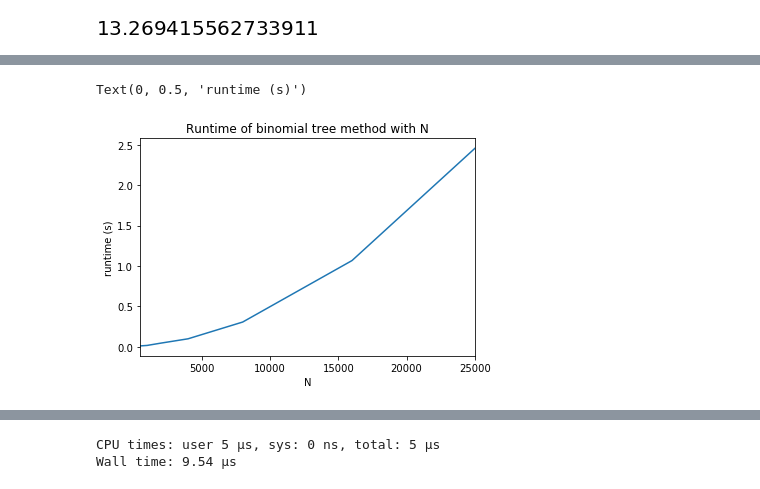
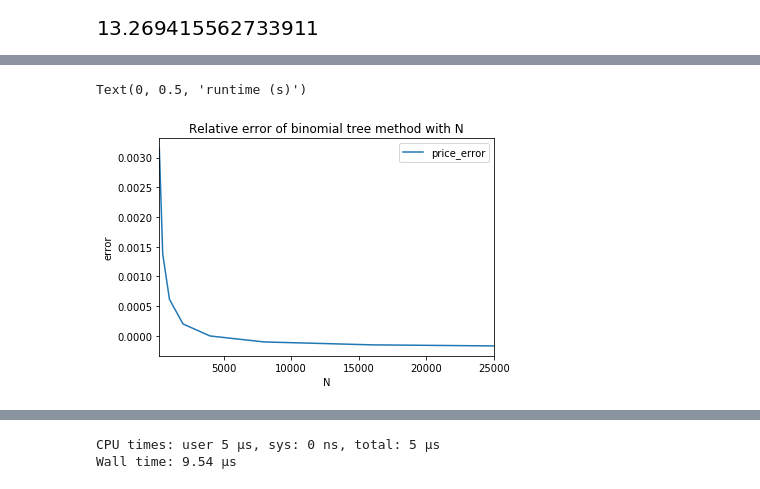
Before and after one commit to Maosef/options_pricing, a Jupyter notebook: option pricing active.ipynb, the cells around one changed output, grey strips where cells are left out. Cells and saved outputs as stored; diff of their text form; code cells hidden in the pictures.

```diff
--- a/option pricing active.ipynb
+++ b/option pricing active.ipynb
@@ -321,13 +351,16 @@ for i in range(0,5):
 ## calls error
 
 # error_types = ['Ask_estimate_error','Bid_estimate_error','Last Price_estimate_error','mid_price_estimate_error']
-features = ['Last Price','Mid Price']
+features = ['Mid Price']
+estimate_features = ['estimate (European)', 'estimate (European+IV)']
 
 for feature in features:
     for df_list in [calls_estimate_df, puts_estimate_df]:
         for df in df_list:
-            feature_error_name = feature + " estimate error"
-            df[feature_error_name] = ((abs(df[feature] - df['estimate'])/df['estimate']))*100
+
+            for estimate_name in estimate_features:
+                feature_error_name = feature + ' ' + estimate_name + " error"
+                df[feature_error_name] = ((abs(df[feature] - df[estimate_name])/df[estimate_name]))*100
 
 
 # across strikes, the median error is 34%, but there is a huge spread and outliers,
@@ -340,5 +373,6 @@ for i in range(0,5):
         #ax = sns.distplot(calls_estimate_df[i]['last_estimate_error'])
         #print(calls_estimate_df[i]['last_estimate_error'].describe())
 
-    calls_estimate_df[i].plot(x='Strike',y=['Mid Price estimate error','Last Price estimate error'],title='estimate error for calls across strikes')
+#     calls_estimate_df[i].plot(x='Strike',y=['Mid Price estimate error'],title='estimate error for calls across strikes')
+    calls_estimate_df[i].plot(x='Strike',y=['Mid Price estimate (European) error', 'Mid Price estimate (European+IV) error'],title='estimate error for calls across strikes')
 # %% [output]
@@ -363,5 +397,5 @@ for i in range(0,5):
 
 # plot the error across strikes
 
-    puts_estimate_df[i].plot(x='Strike',y=['Ask_estimate_error','Bid_estimate_error','Last Price_estimate_error'],title='estimate error for puts across strikes')
+    puts_estimate_df[i].plot(x='Strike',y=['Mid Price estimate error','Last Price estimate error'],title='estimate error for puts across strikes')
 # %% [output]
@@ -372,0 +453,8 @@ for i in range(0,5):
+# %%
+# IV
+
+for i in range(0,5):
+    calls_estimate_df[i]['Historical Vol'] = sigma
+    calls_estimate_df[i].plot(x='Strike',y=['Implied Volatility','Historical Vol'],title='volatility across strikes')
+#     df_estimate['Historical Vol'] = sigma
+#     ax = df_estimate.plot(x='Strike',y=['Implied Volatility','Historical Vol'],title='volatility across strikes')
@@ -697,7 +791,7 @@ American BS Tree Price:  13.269415562733911
 # %%
 # plot as we vary N
 
-iterations = [500,1000, 2000, 4000, 8000, 16000, 25000]
+iterations = [250,500,1000, 2000, 4000, 8000, 16000, 25000]
 prices = []
 runtimes = []
 
@@ -726,19 +813,25 @@ American BS Tree Price:  4.81624866310944
 # %%
-# ax1 = df_btree.plot(x='N',y=['price'])
+# df_btree = df_btree.set_index('N')
 
-# df_btree = df_btree.set_index('N')
+
+df_btree['price_error'] = df_btree['price'][4] - df_btree['price']
+ax1 = df_btree.plot(x='N',y=['price_error'])
+ax1.set_title("Relative error of binomial tree method with N")
+ax1.set_ylabel("error")
+
+
 # df_btree['price'].plot()
 # df_btree['runtime'].plot(secondary_y=True)
 
 # ax1 = df_btree.plot(x='N',y=['price'])
 # df_btree.plot(x='N',y='runtime',secondary_y=True)
 # ax1.set_title("Estimate of binomial tree method with N")
 # ax1.set_ylabel("price")
 
-ax2 = df_btree['runtime'].plot()
-# ax2 = df_btree.plot(x='N',y='runtime')
+# ax2 = df_btree['runtime'].plot()
+ax2 = df_btree.plot(x='N',y='runtime')
 ax2.set_title("Runtime of binomial tree method with N")
 ax2.set_ylabel("runtime (s)")
 # %% [output]
 Text(0, 0.5, 'runtime (s)')
-[figure, old version]
+[figure, new version]
```
Also changed, not shown: parts of 13 cells of this notebook.
